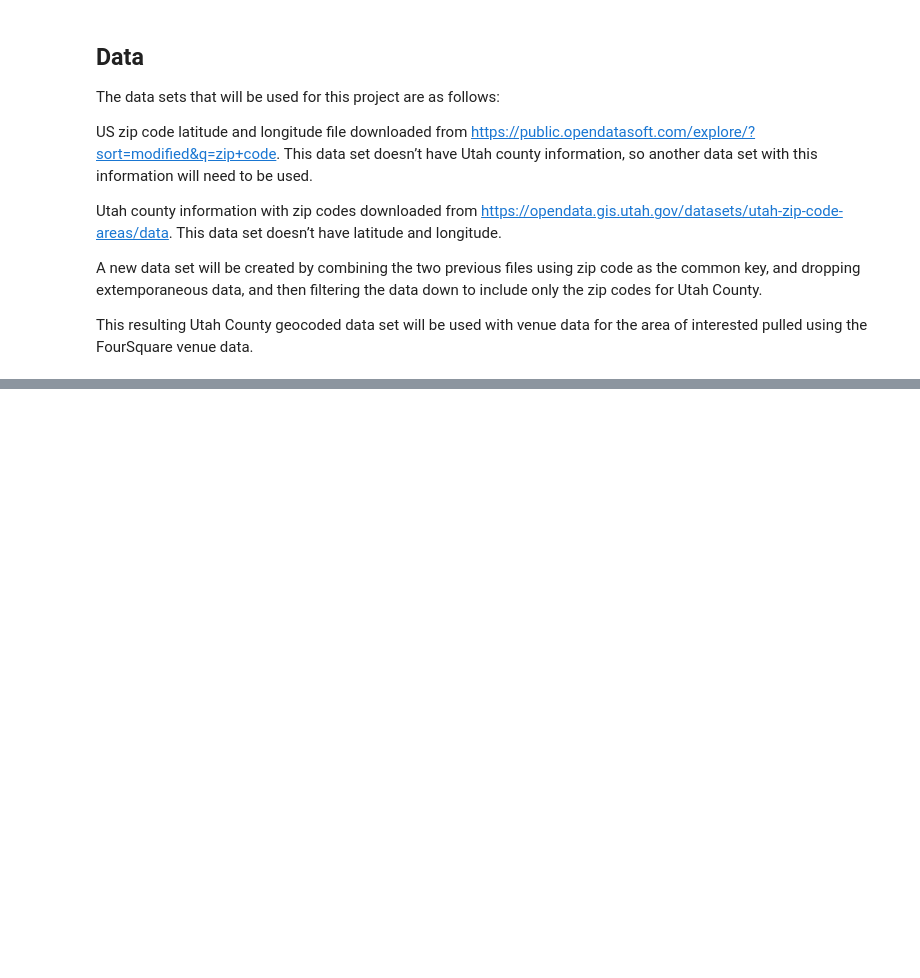
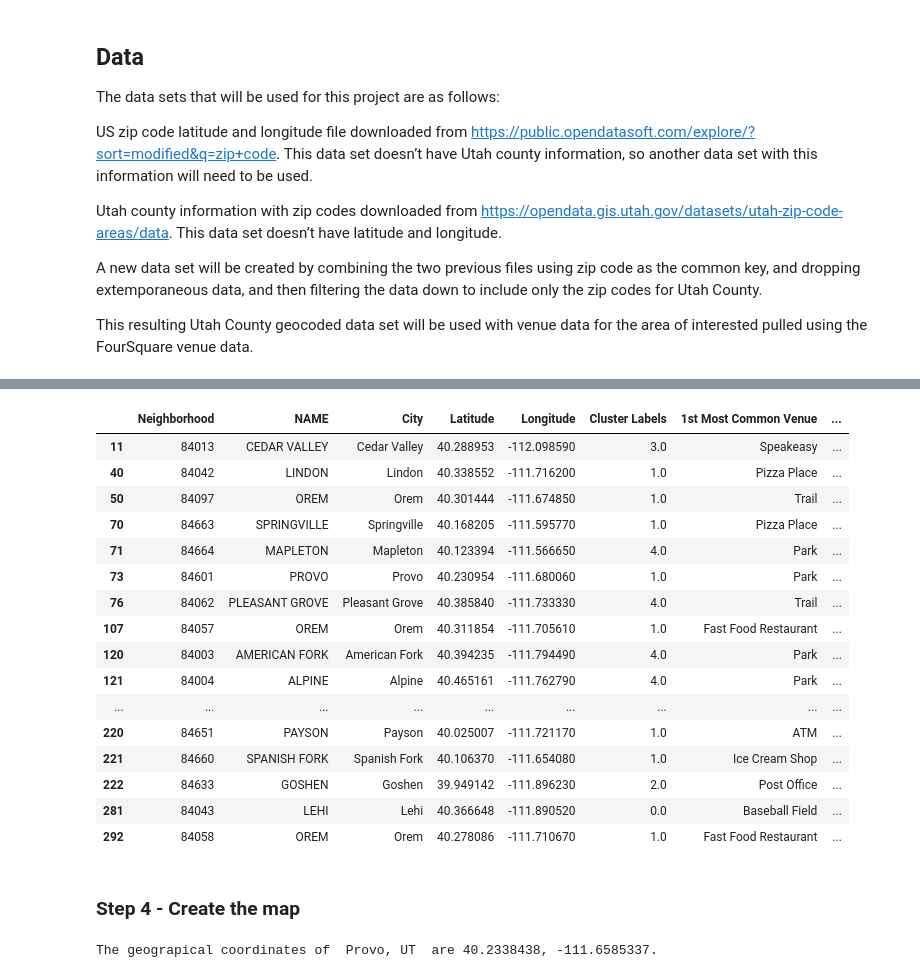
Before and after one commit to qkoller/Utah-County, a Jupyter notebook: Utah County Analysis.ipynb, the cells around one changed output, grey strips where cells are left out. Drawn from its saved outputs; the diff is of its cells as text; code cells hidden in the pictures; blank space fills up the shorter version.

```diff
--- a/Utah County Analysis.ipynb
+++ b/Utah County Analysis.ipynb
@@ -18,0 +255,5 @@ This resulting Utah County geocoded data set will be used with venue data for th
+# %%
+#Regroup the results by neighborhood and reset the index
+
+UtahCountyVenues_grouped = UtahCountyVenues_onehot.groupby('Neighborhood').mean().reset_index()
+UtahCountyVenues_grouped.head()
@@ -18,0 +268,8 @@ This resulting Utah County geocoded data set will be used with venue data for th
+# %%
+# Function to find most common venues
+
+def most_common_venues(row, num_top_venues):
+    row_categories = row.iloc[1:]
+    row_categories_sorted = row_categories.sort_values(ascending=False)
+
+    return row_categories_sorted.index.values[0:num_top_venues]
@@ -18,0 +308,10 @@ This resulting Utah County geocoded data set will be used with venue data for th
+# %%
+kclusters = 5
+
+UtahCountyVenues_grouped_clustering = UtahCountyVenues_grouped.drop('Neighborhood', 1)
+
+# run k-means clustering
+kmeans = KMeans(n_clusters=kclusters, random_state=0).fit(UtahCountyVenues_grouped_clustering)
+
+# check cluster labels generated for each row in the dataframe
+kmeans.labels_[0:10]
@@ -18,0 +320,11 @@ This resulting Utah County geocoded data set will be used with venue data for th
+# %%
+# add clustering labels
+neighborhoods_venues_sorted.insert(0, 'Cluster Labels', kmeans.labels_)
+
+#neighborhoods_venues_sorted
+UtahCounty_merged = Geocode
+
+# merge toronto_grouped with toronto_data to add latitude/longitude for each neighborhood
+UtahCounty_merged = UtahCounty_merged.join(neighborhoods_venues_sorted.set_index('Neighborhood'), on='Neighborhood')
+
+UtahCounty_merged.head()
@@ -18,0 +338,37 @@ This resulting Utah County geocoded data set will be used with venue data for th
+# %%
+# Drop rows with an NaN, otherwise it will throw an error
+
+UtahCounty_merged = UtahCounty_merged.dropna()
+UtahCounty_merged
+# %% [output]
+|  | Neighborhood | NAME | City | Latitude | Longitude | Cluster Labels | 1st Most Common Venue | ... |
+| 11 | 84013 | CEDAR VALLEY | Cedar Valley | 40.288953 | -112.098590 | 3.0 | Speakeasy | ... |
+| 40 | 84042 | LINDON | Lindon | 40.338552 | -111.716200 | 1.0 | Pizza Place | ... |
+| 50 | 84097 | OREM | Orem | 40.301444 | -111.674850 | 1.0 | Trail | ... |
+| 70 | 84663 | SPRINGVILLE | Springville | 40.168205 | -111.595770 | 1.0 | Pizza Place | ... |
+| 71 | 84664 | MAPLETON | Mapleton | 40.123394 | -111.566650 | 4.0 | Park | ... |
+| 73 | 84601 | PROVO | Provo | 40.230954 | -111.680060 | 1.0 | Park | ... |
+| 76 | 84062 | PLEASANT GROVE | Pleasant Grove | 40.385840 | -111.733330 | 4.0 | Trail | ... |
+| 107 | 84057 | OREM | Orem | 40.311854 | -111.705610 | 1.0 | Fast Food Restaurant | ... |
+| 120 | 84003 | AMERICAN FORK | American Fork | 40.394235 | -111.794490 | 4.0 | Park | ... |
+| 121 | 84004 | ALPINE | Alpine | 40.465161 | -111.762790 | 4.0 | Park | ... |
+| ... | ... | ... | ... | ... | ... | ... | ... | ... |
+| 220 | 84651 | PAYSON | Payson | 40.025007 | -111.721170 | 1.0 | ATM | ... |
+| 221 | 84660 | SPANISH FORK | Spanish Fork | 40.106370 | -111.654080 | 1.0 | Ice Cream Shop | ... |
+| 222 | 84633 | GOSHEN | Goshen | 39.949142 | -111.896230 | 2.0 | Post Office | ... |
+| 281 | 84043 | LEHI | Lehi | 40.366648 | -111.890520 | 0.0 | Baseball Field | ... |
+| 292 | 84058 | OREM | Orem | 40.278086 | -111.710670 | 1.0 | Fast Food Restaurant | ... |
+# %% [markdown]
+### Step 4 - Create the map
+# %%
+# Set the map centerpoint
+
+address = 'Provo, UT'
+
+geolocator = Nominatim(user_agent="qkoller@gmail.com")
+location = geolocator.geocode(address)
+latitude = location.latitude
+longitude = location.longitude
+print('The geograpical coordinates of ',address,' are {}, {}.'.format(latitude, longitude))
+# %% [output]
+The geograpical coordinates of  Provo, UT  are 40.2338438, -111.6585337.
```
Also changed, not shown: parts of 29 cells of this notebook.
